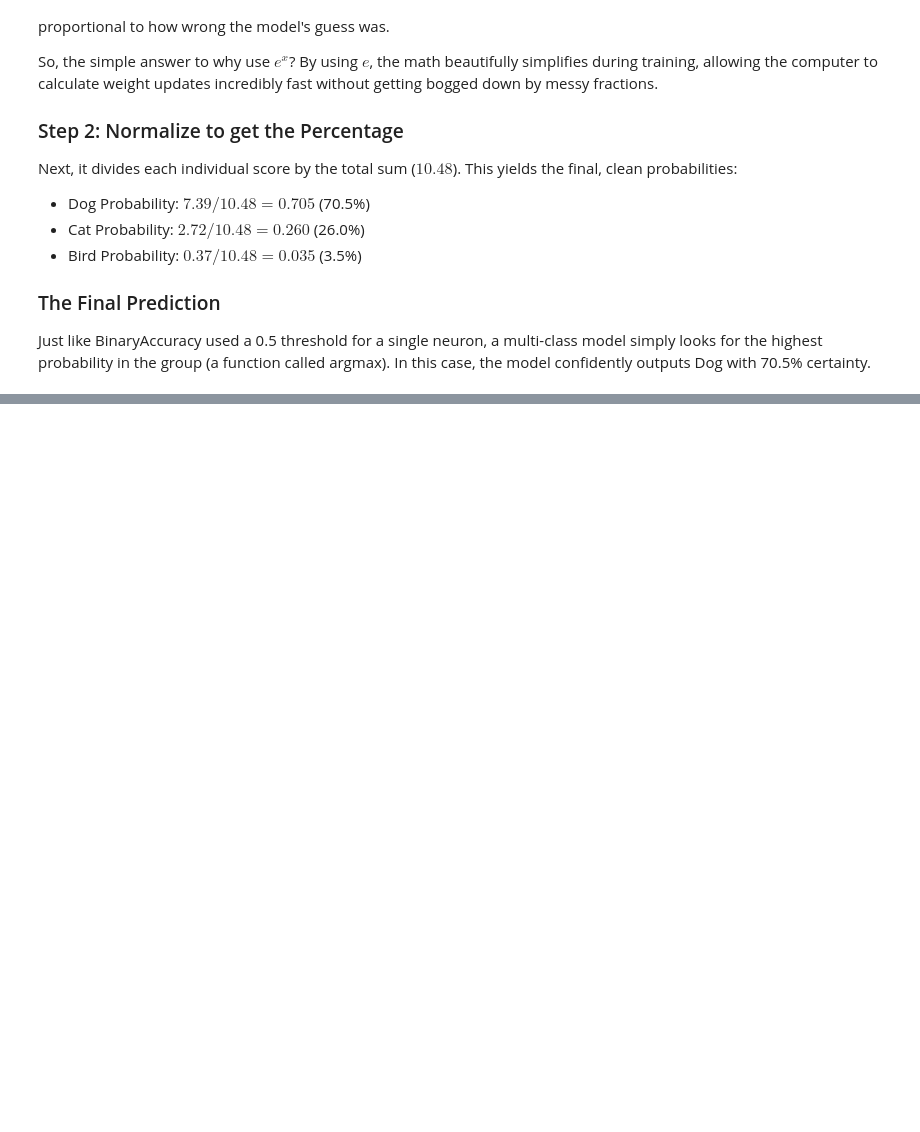
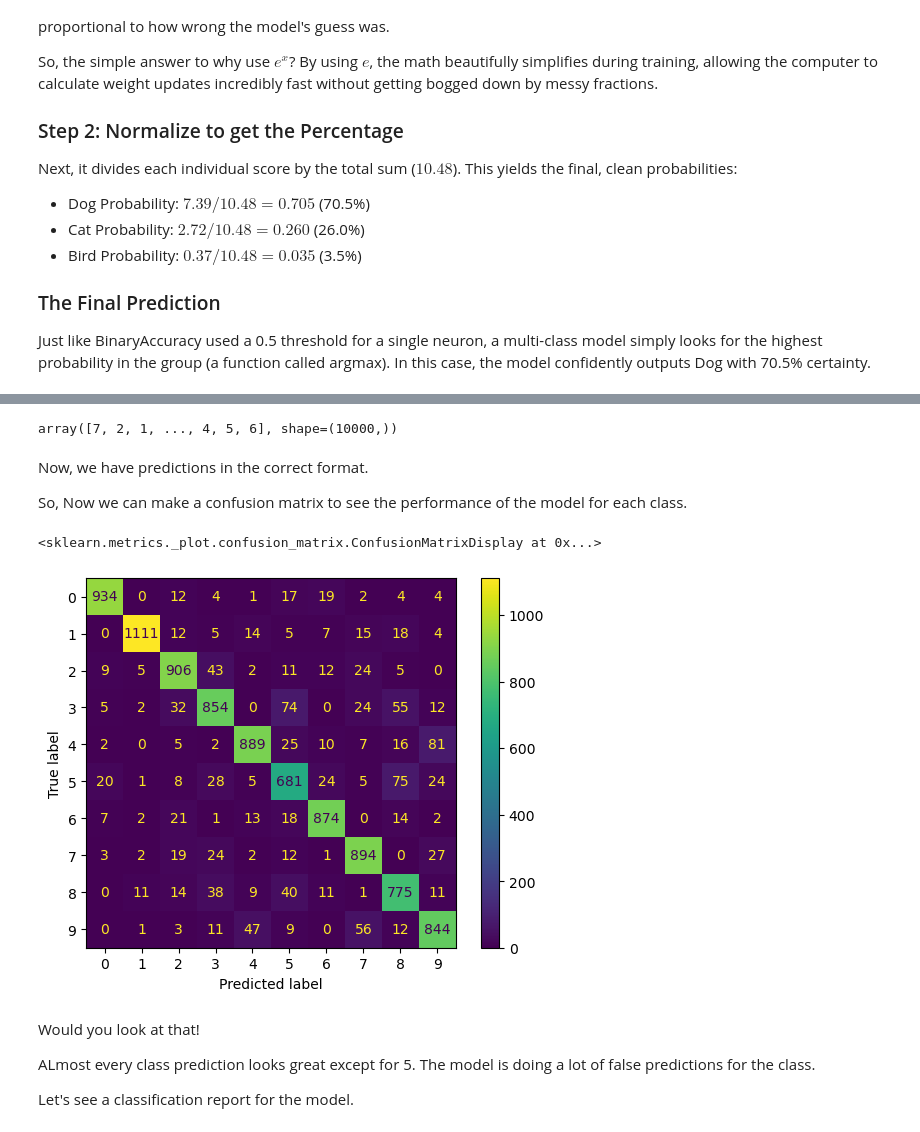
Before and after one commit to RishatTalukder/Deep_Learning_With_Tensorflow, a Jupyter notebook: 3_CLASSIFICATION/2_Multi_Class_Classification.ipynb, the cells around one changed output, grey strips where cells are left out. Drawn from its saved outputs; the diff is of its cells as text; code cells hidden in the pictures; blank space fills up the shorter version.

```diff
--- a/3_CLASSIFICATION/2_Multi_Class_Classification.ipynb
+++ b/3_CLASSIFICATION/2_Multi_Class_Classification.ipynb
@@ -294,0 +555,3 @@ Just like BinaryAccuracy used a 0.5 threshold for a single neuron, a multi-class
+# %%
+preds = model_2.predict(x_test_norm)
+preds
@@ -294,0 +615,22 @@ Just like BinaryAccuracy used a 0.5 threshold for a single neuron, a multi-class
+# %%
+preds = np.argmax(preds, axis=1)
+preds
+# %% [output]
+array([7, 2, 1, ..., 4, 5, 6], shape=(10000,))
+# %% [markdown]
+Now, we have predictions in the correct format.
+
+So, Now we can make a confusion matrix to see the performance of the model for each class.
+# %%
+from sklearn.metrics import ConfusionMatrixDisplay, classification_report
+
+ConfusionMatrixDisplay.from_predictions(preds, y_test)
+# %% [output]
+<sklearn.metrics._plot.confusion_matrix.ConfusionMatrixDisplay at 0x...>
+[figure, added]
+# %% [markdown]
+Would you look at that!
+
+ALmost every class prediction looks great except for 5. The model is doing a lot of false predictions for the class.
+
+Let's see a classification report for the model.
```
Also changed, not shown: parts of 46 cells of this notebook, 2 other files.
